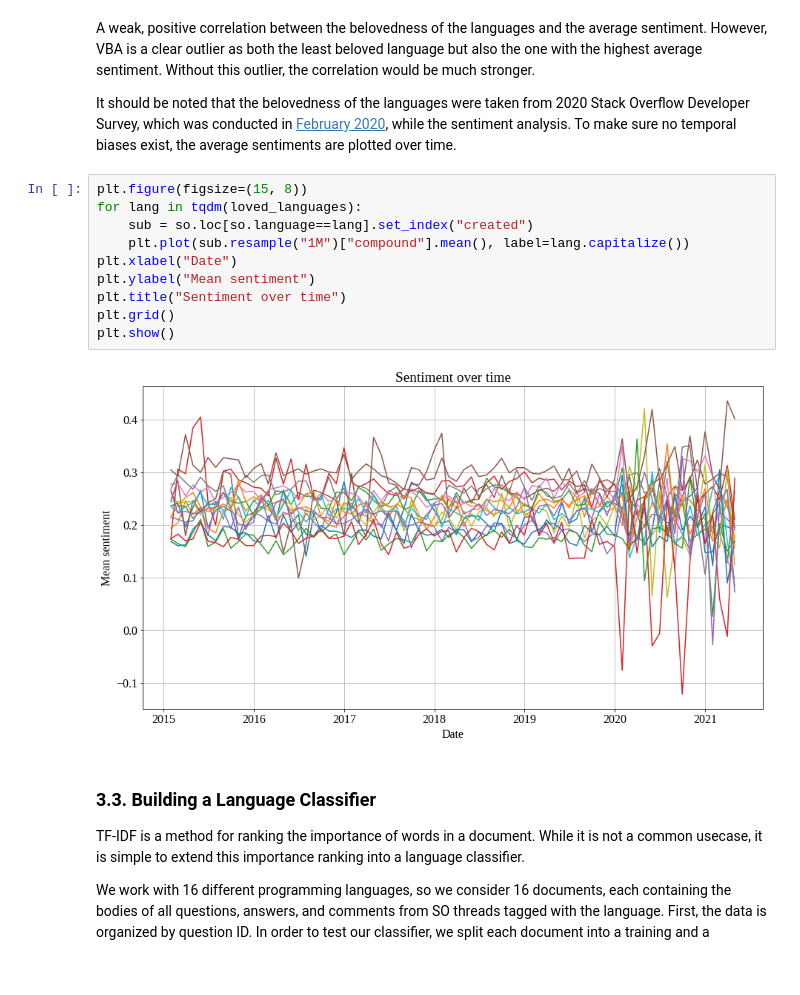
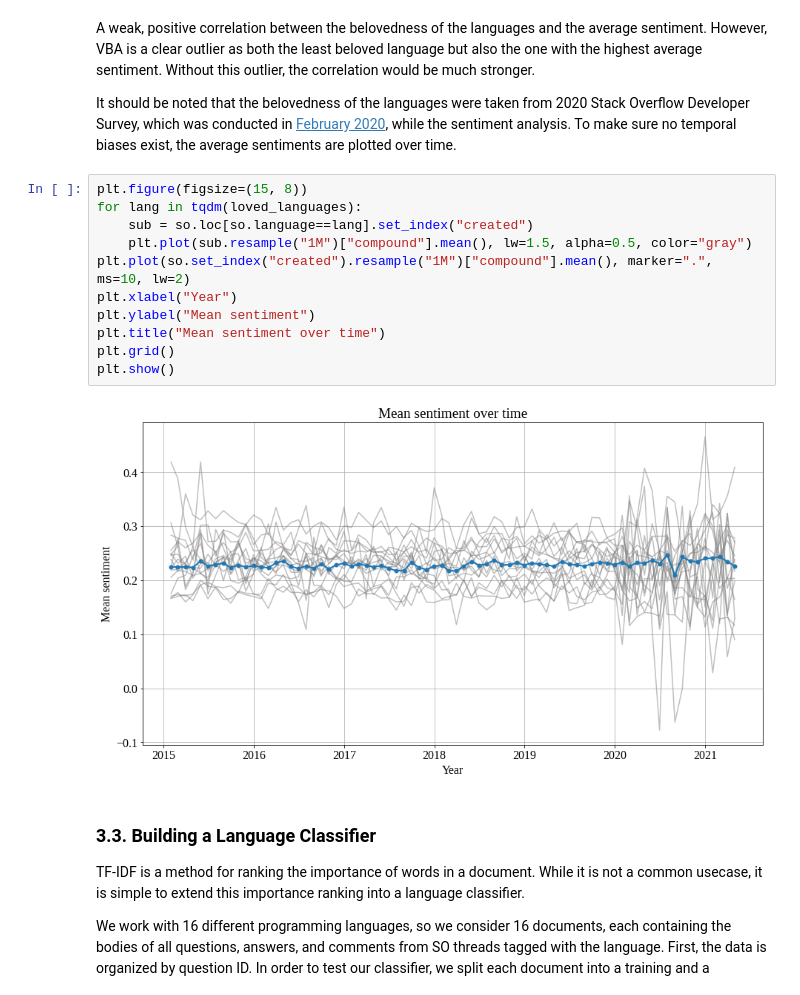
Before and after one commit to asgerius/css-project, a Jupyter notebook: Assignment.ipynb, the cells around one changed output. Saved outputs shown, nothing was run; the diff lists cells and outputs as text.

Commit message:
hjemmesideting og plots

```diff
--- a/Assignment.ipynb
+++ b/Assignment.ipynb
@@ -1077,15 +1082,16 @@ To make sure no temporal biases exist, the average sentiments are plotted over t
 # %%
 plt.figure(figsize=(15, 8))
 for lang in tqdm(loved_languages):
     sub = so.loc[so.language==lang].set_index("created")
-    plt.plot(sub.resample("1M")["compound"].mean(), label=lang.capitalize())
-plt.xlabel("Date")
+    plt.plot(sub.resample("1M")["compound"].mean(), lw=1.5, alpha=0.5, color="gray")
+plt.plot(so.set_index("created").resample("1M")["compound"].mean(), marker=".", ms=10, lw=2)
+plt.xlabel("Year")
 plt.ylabel("Mean sentiment")
-plt.title("Sentiment over time")
+plt.title("Mean sentiment over time")
 plt.grid()
 plt.show()
 # %% [output]
-[figure, old version]
+[figure, new version]
 # %% [markdown]
 ### 3.3. Building a Language Classifier
 
```
Also changed, not shown: parts of 7 cells of this notebook, 9 other files.
